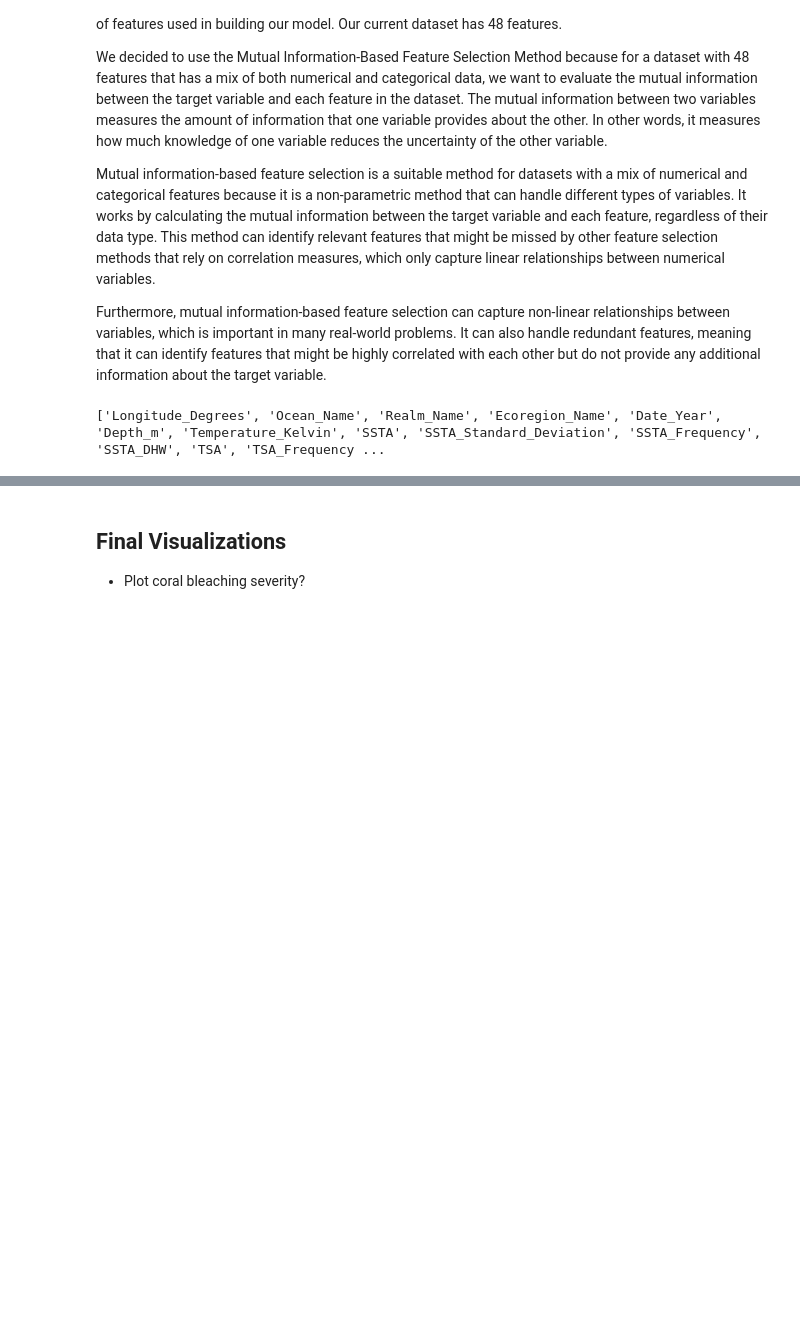
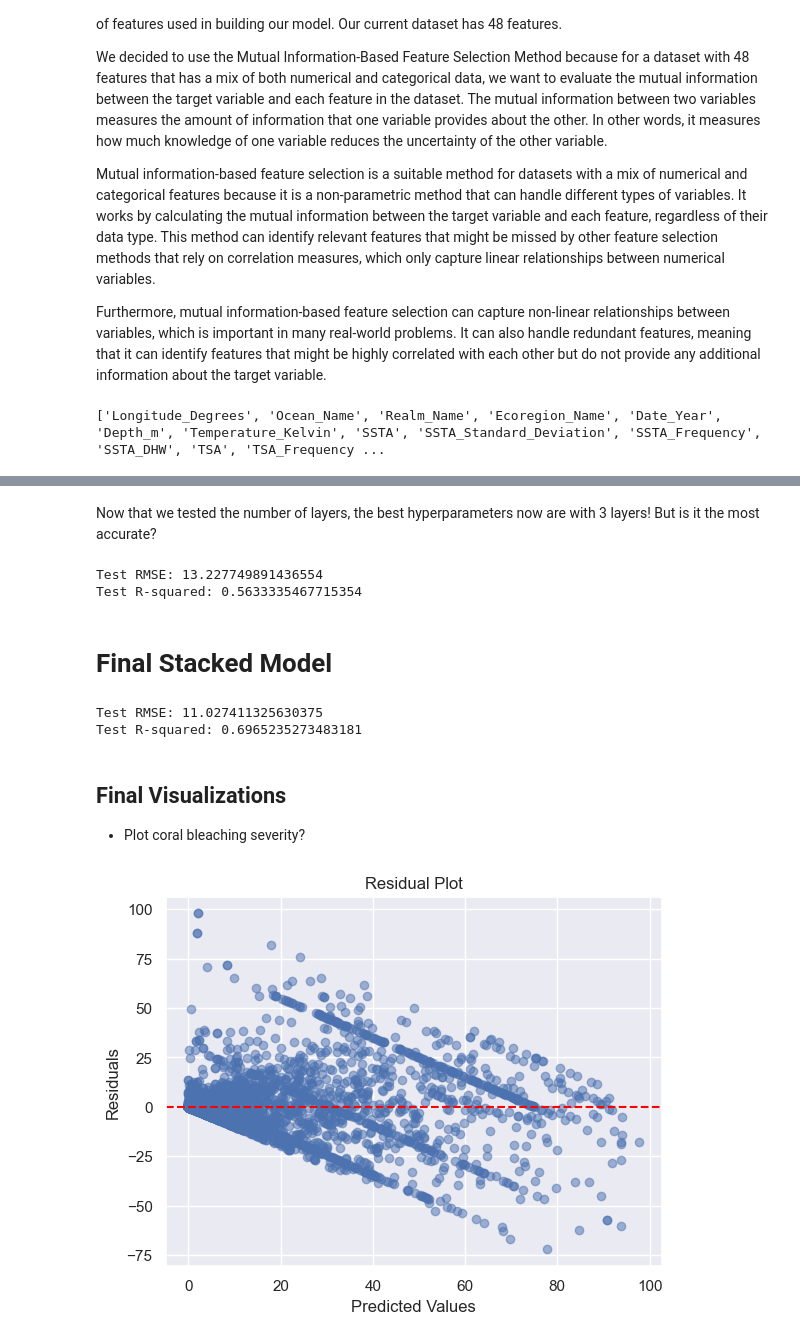
Before and after one commit to jc9536/CoralBleaching, a Jupyter notebook: CoralBleaching.ipynb, the cells around one changed output, grey strips where cells are left out. Drawn from its saved outputs; the diff is of its cells as text; code cells hidden in the pictures; blank space fills up the shorter version.

Commit message:
models implemented

```diff
--- a/CoralBleaching.ipynb
+++ b/CoralBleaching.ipynb
@@ -604,3 +763,69 @@ print(selected_features)
+# %% [markdown]
+Now that we tested the number of layers, the best hyperparameters now are with 3 layers! But is it the most accurate?
+# %%
+# Train an MLP regressor on the training set with the best hyperparameters
+mlp = MLPRegressor(**grid_search_mlp.best_params_)
+mlp.fit(X_train_selected, y_train)
+
+# Predict on the test set
+y_pred_mlp = mlp.predict(X_test_selected)
+
+# Calculate the mean squared error and R-squared on the test set
+rmse_mlp = mean_squared_error(y_test, y_pred_mlp, squared=False)
+r2_mlp = r2_score(y_test, y_pred_mlp)
+
+print('Test RMSE:', rmse_mlp)
+print('Test R-squared:', r2_mlp)
+# %% [output]
+Test RMSE: 13.227749891436554
+Test R-squared: 0.5633335467715354
+# %% [markdown]
+# Final Stacked Model
+# %%
+from sklearn.ensemble import StackingRegressor
+from sklearn.linear_model import LinearRegression
+
+
+# Define the base models
+base_models = [('ann', mlp), ('gb', gbr), ('rf', rf)]
+
+# Define the stacking regressor with a random forest meta-model
+stacked_model = StackingRegressor(estimators=base_models, final_estimator=LinearRegression())
+
+# Fit the model on training data
+stacked_model.fit(X_train_selected, y_train)
+
+# Predict on test data
+y_pred = stacked_model.predict(X_test_selected)
+
+# Define lower and upper thresholds
+lower_threshold = 0
+upper_threshold = 100
+
+# Apply clipping to predicted values
+predictions = np.clip(y_pred, lower_threshold, upper_threshold)
+
+# Calculate the mean squared error and R-squared on the test set
+rmse = mean_squared_error(y_test, predictions, squared=False)
+r2 = r2_score(y_test, predictions)
+
+print('Test RMSE:', rmse)
+print('Test R-squared:', r2)
+# %% [output]
+Test RMSE: 11.027411325630375
+Test R-squared: 0.6965235273483181
 # %% [markdown]
 ## Final Visualizations
 * Plot coral bleaching severity?
+# %%
+residuals = y_test - predictions
+
+# Create the scatter plot
+plt.scatter(predictions, residuals, alpha=0.5)
+plt.axhline(y=0, color='red', linestyle='--')
+plt.xlabel('Predicted Values')
+plt.ylabel('Residuals')
+plt.title('Residual Plot')
+plt.show()
+# %% [output]
+[figure, added]
```
Also changed, not shown: parts of 21 cells of this notebook.
